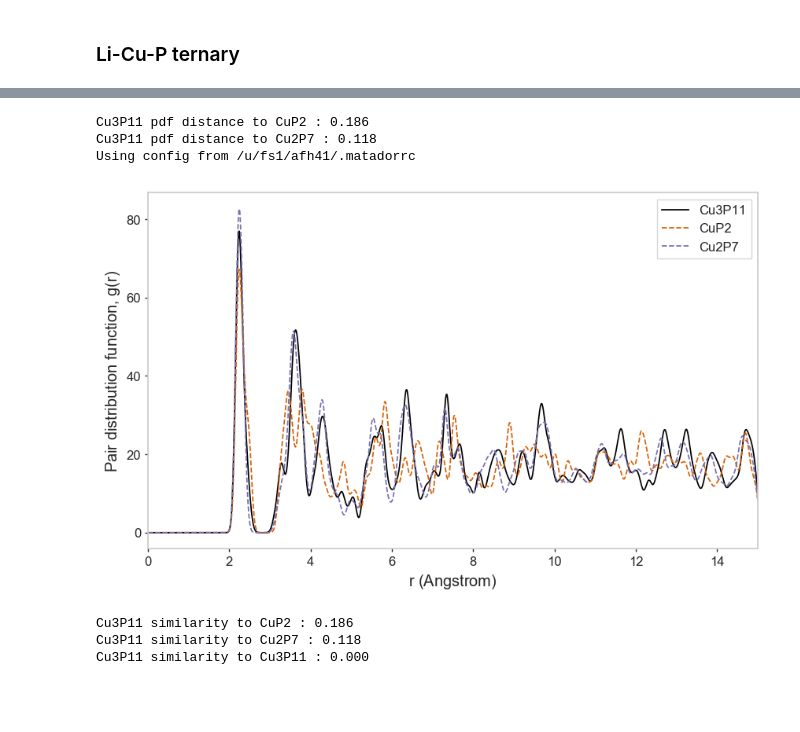
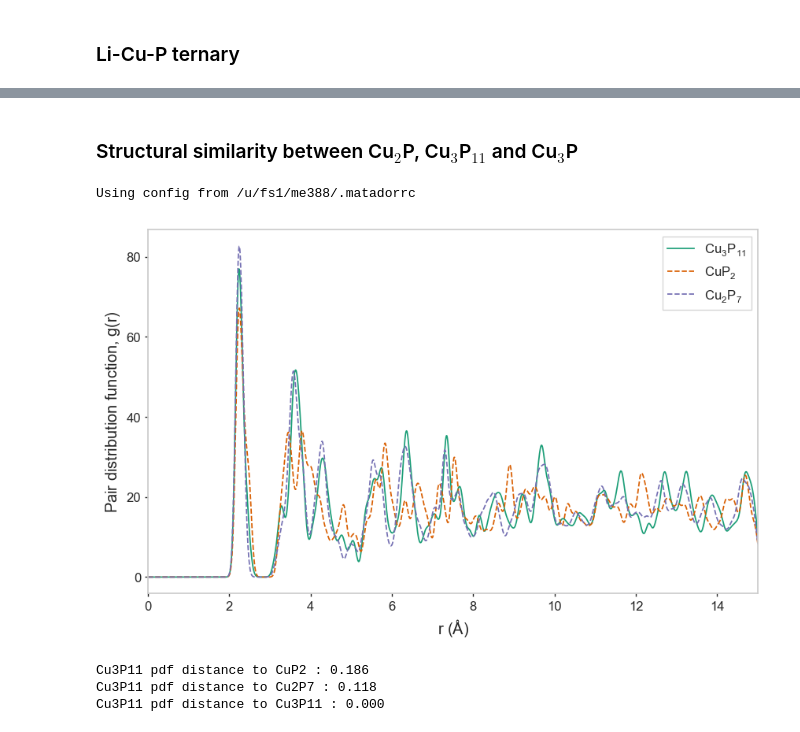
Before and after one commit to harpaf13/data.copper-phosphides, a Jupyter notebook: CuP_results.ipynb, the cells around one changed output, grey strips where cells are left out. Cells and saved outputs as stored; diff of their text form; code cells hidden in the pictures; blank space fills up the shorter version.

Commit message:
Updated PDF plots with cleaner interface

```diff
--- a/CuP_results.ipynb
+++ b/CuP_results.ipynb
@@ -407,30 +389,21 @@ Done!
-# %%
-# Assess the pdf similarity of Cu3P11 and Cu2P/Cu2P7
-from matador.utils.chem_utils import get_formula_from_stoich
-from matador.plotting.pdf_plotting import plot_pdf
-pdfs = []
-Cu3P11 = 0
-for doc in cursor:
-
-    if get_formula_from_stoich(doc['stoichiometry']) != 'Cu3P11':
-        doc['pdf'].label = get_formula_from_stoich(doc['stoichiometry'])
-        pdfs.append(doc)
-    else:
-        Cu3P11 = doc['pdf']
-        Cu3P11.label = 'Cu3P11'
-for doc in pdfs:
-    print('Cu3P11 pdf distance to %s : %.3f'%(get_formula_from_stoich(doc['stoichiometry']),Cu3P11.get_sim_distance(doc['pdf'])))
-
-plot_pdf(Cu3P11,other_pdfs=pdfs)
-# %% [output]
-Cu3P11 pdf distance to CuP2 : 0.186
-Cu3P11 pdf distance to Cu2P7 : 0.118
-Using config from /u/fs1/afh41/.matadorrc
-[figure, removed]
-# %%
-for doc in pdfs:
-    print('Cu3P11 pdf distance to %s : %.3f'%(get_formula_from_stoich(doc['stoichiometry']),Cu3P11.get_sim_distance(doc['pdf'])))
-# %% [output]
-Cu3P11 similarity to CuP2 : 0.186
-Cu3P11 similarity to Cu2P7 : 0.118
-Cu3P11 similarity to Cu3P11 : 0.000
+# %% [markdown]
+### Structural similarity between Cu$_2$P, Cu$_3$P$_{11}$ and Cu$_3$P
+# %%
+# Assess the pdf similarity of Cu3P11 and Cu2P/Cu2P7
+from matador.crystal import Crystal
+from matador.plotting import plot_pdf, plot_projected_pdf
+cursor, failures = res2dict('/u/fs1/afh41/query-Cu3P11-afh41-LiCuP-polish/*.res', as_model=True)
+cursor = [Crystal(doc) for doc in cursor]
+plot_pdf(cursor[-1].pdf, other_pdfs=[doc.pdf for doc in cursor[:-1]])
+# %% [output]
+Using config from /u/fs1/me388/.matadorrc
+[figure, added]
+# %%
+# I don't think is a particularly relevant metric to report, its pretty arbitrary
+Cu3P11_pdf = [doc.pdf for doc in cursor if doc.formula == "Cu3P11"][0]
+for doc in cursor:
+    print('Cu3P11 pdf distance to %s : %.3f'%(doc.formula, Cu3P11_pdf.get_sim_distance(doc['pdf'])))
+# %% [output]
+Cu3P11 pdf distance to CuP2 : 0.186
+Cu3P11 pdf distance to Cu2P7 : 0.118
+Cu3P11 pdf distance to Cu3P11 : 0.000
```
Also changed, not shown: parts of 17 cells of this notebook.
